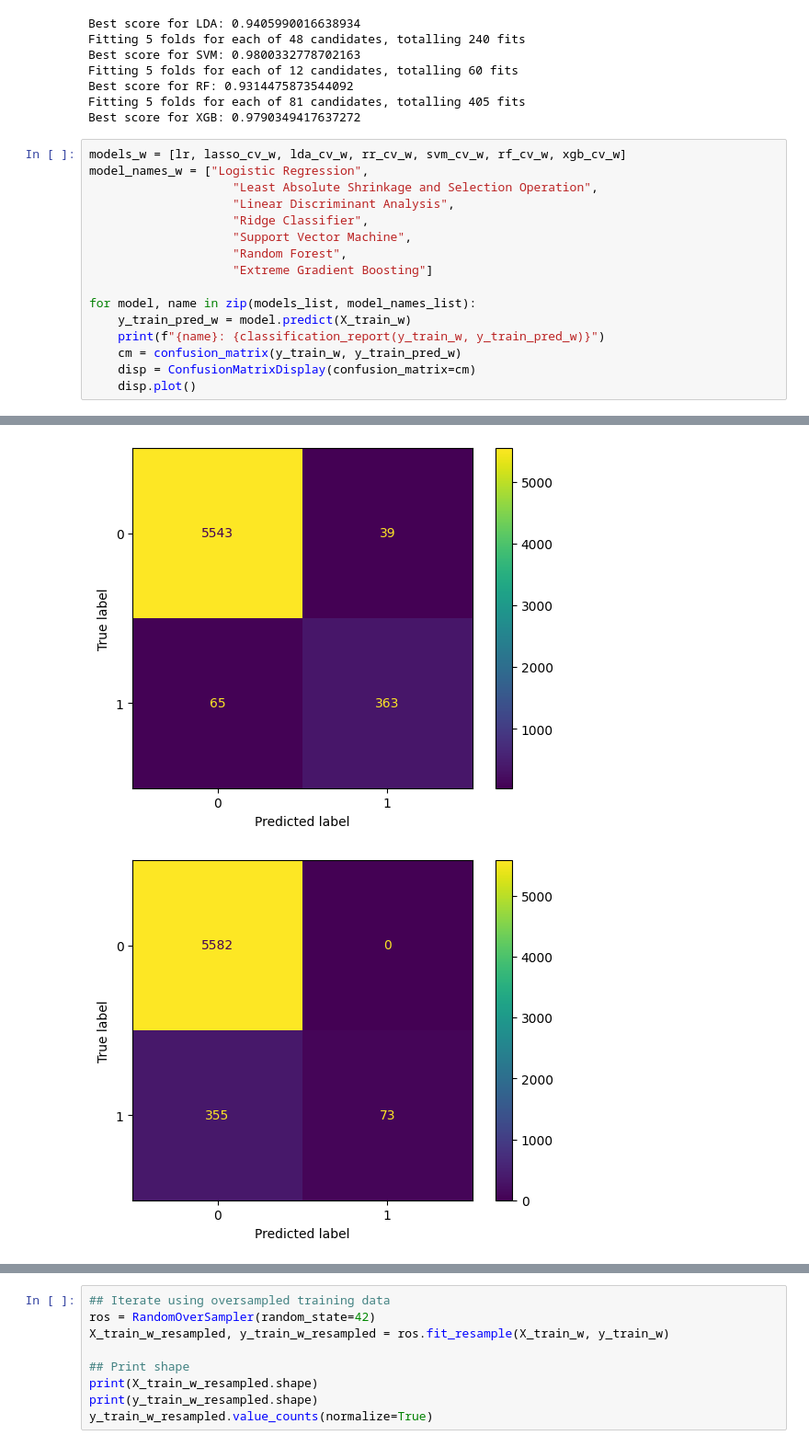
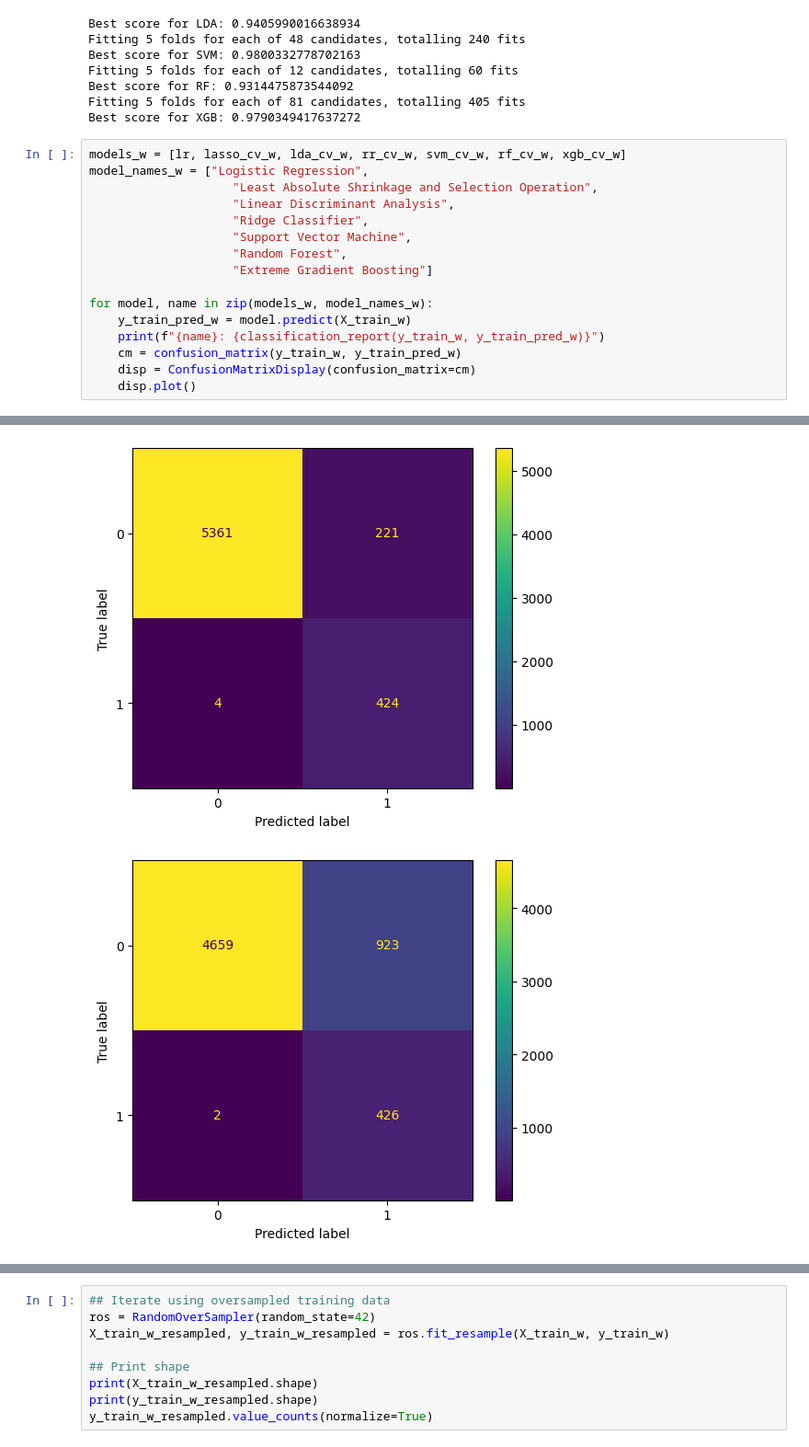
Before and after one commit to KomlaRD/machine_learning_dhs, a Jupyter notebook: ml_undernutrition.ipynb, the cells around one changed output, grey strips where cells are left out. Shown at 92% size. Cells and saved outputs as stored; diff of their text form.

```diff
--- a/ml_undernutrition.ipynb
+++ b/ml_undernutrition.ipynb
@@ -1232,7 +1232,7 @@ model_names_w = ["Logistic Regression",
                     "Random Forest",
                     "Extreme Gradient Boosting"]
 
-for model, name in zip(models_list, model_names_list):
+for model, name in zip(models_w, model_names_w):
     y_train_pred_w = model.predict(X_train_w)
     print(f"{name}: {classification_report(y_train_w, y_train_pred_w)}")
     cm = confusion_matrix(y_train_w, y_train_pred_w)
@@ -1260,2 +1260,2 @@ weighted avg       1.00      1.00      1.00      6010
-[figure, old version]
+[figure, new version]
-[figure, old version]
+[figure, new version]
```
Also changed, not shown: parts of 3 cells of this notebook.
